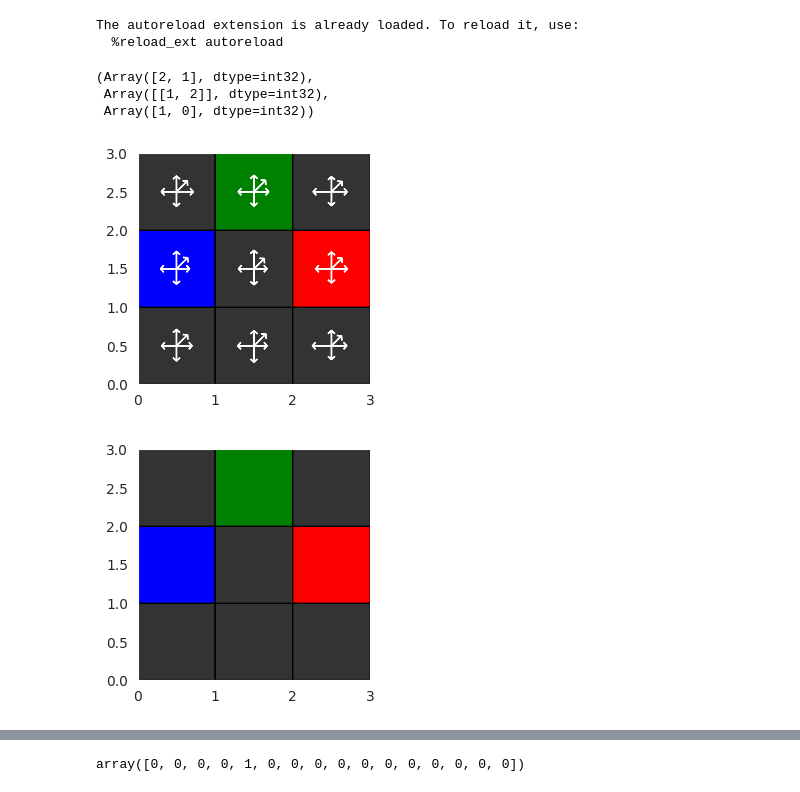
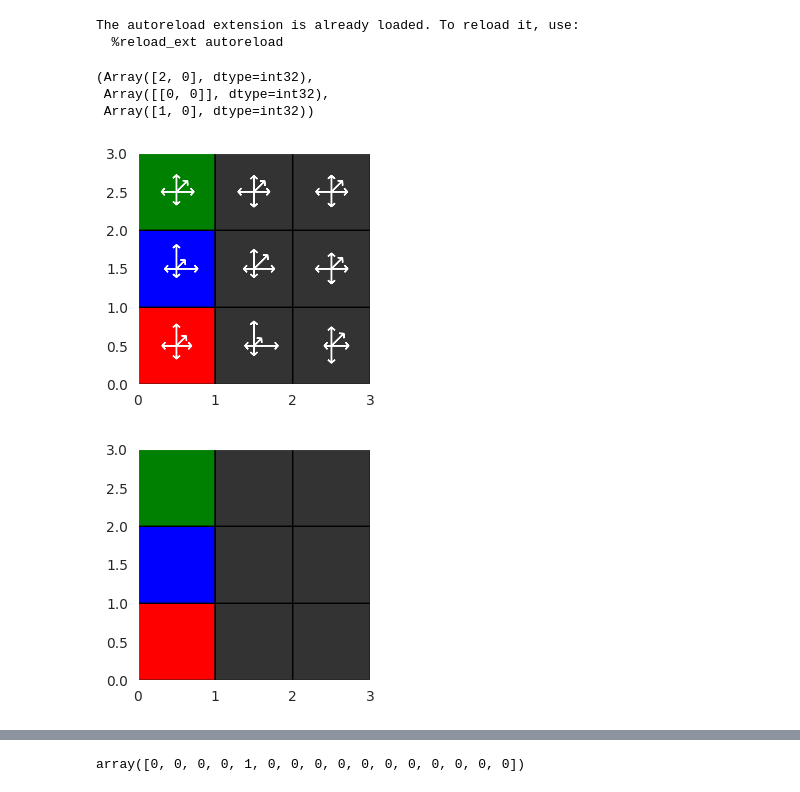
Before and after one commit to ktolnos/Model_Generalization_Code_supplement, a Jupyter notebook: enemy_walk_vqvae.ipynb, the cells around one changed output, grey strips where cells are left out. Drawn from its saved outputs; the diff is of its cells as text; code cells hidden in the pictures.

```diff
--- a/enemy_walk_vqvae.ipynb
+++ b/enemy_walk_vqvae.ipynb
@@ -76,40 +76,40 @@ def set_default(d, k, v):
 
 set_default(config, "double_DQN", False)
 set_default(config, "episodic_env", False)
 set_default(config, "updates_per_step", 1)
 set_default(config, "save_final_params", True)
 config = SimpleNamespace(**config)
 
 Environment = getattr(environments, config.environment)
 
 env_config = config.env_config
 
-key = jx.random.PRNGKey(1)
+key = jx.random.PRNGKey(4)
 seed_id = 4
 env = Environment(**env_config)
 num_actions = env.num_actions()
 
 
 
 
-with open('out/EW_VQ_VAE_simple_model_prior.params', 'rb') as f:
+with open('out/EW_VQ_VAE_simple_model_env_q50.params', 'rb') as f:
     params = pkl.load(f)
-with open('out/EW_VQ_VAE_simple_model_prior.states', 'rb') as f:
+with open('out/EW_VQ_VAE_simple_model_env_q50.states', 'rb') as f:
     states = pkl.load(f)
 
 state, obs = env.reset(key)
 
 Q_net = hk.without_apply_rng(hk.transform(lambda obs: Q_function(config, env.num_actions())(obs)))
 Q_func = Q_net.apply
 render_q(state)
 render_obs(obs)
 state
 # %% [output]
-(Array([2, 1], dtype=int32),
- Array([[1, 2]], dtype=int32),
+(Array([2, 0], dtype=int32),
+ Array([[0, 0]], dtype=int32),
  Array([1, 0], dtype=int32))
-[figure, old version]
+[figure, new version]
-[figure, old version]
+[figure, new version]
 # %%
 key, subkey = jx.random.split(key)
 action0 = 3
```
Also changed, not shown: parts of 16 cells of this notebook, 4 other files.
